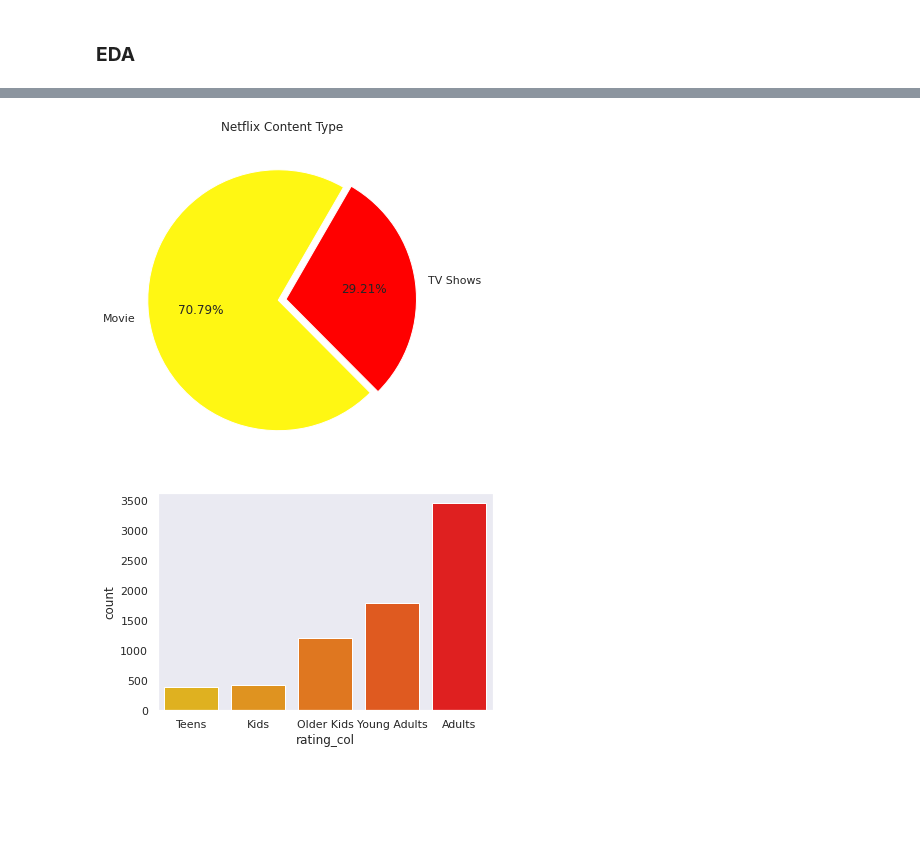
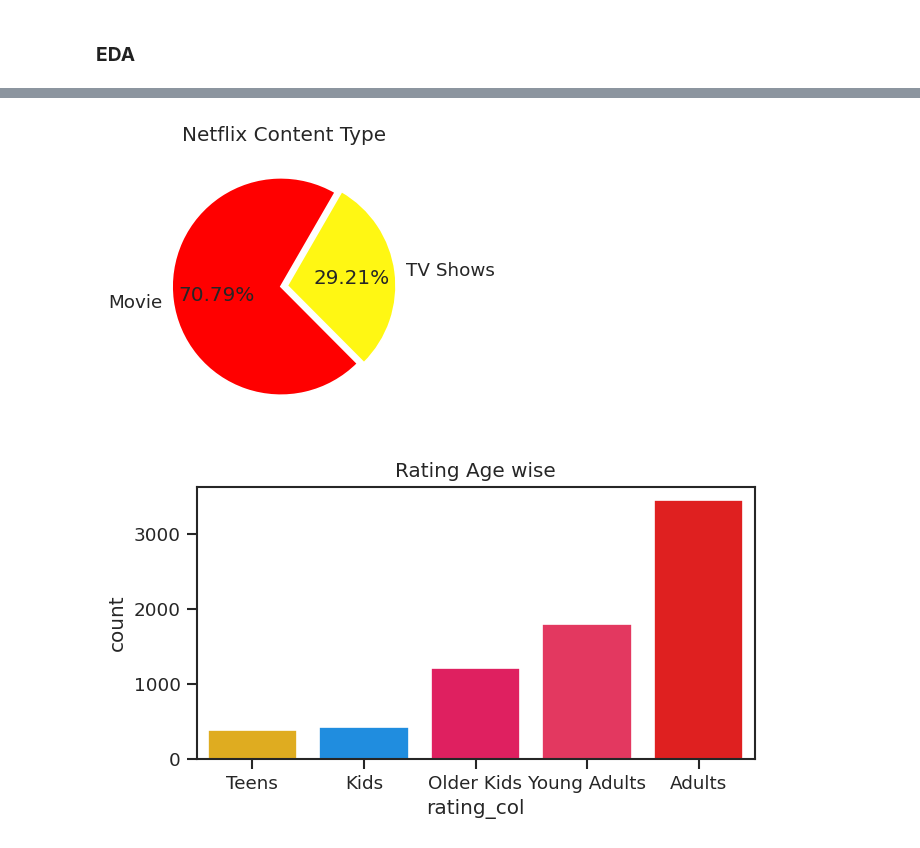
Before and after one commit to Saurabhf/Netflix_Movies_And_TV_Shows_Clustering, a Jupyter notebook: NETFLIX_MOVIES_AND_TV_SHOWS_CLUSTERING.ipynb, the cells around one changed output, grey strips where cells are left out. Drawn from its saved outputs; the diff is of its cells as text; code cells hidden in the pictures; blank space fills up the shorter version.

```diff
--- a/NETFLIX_MOVIES_AND_TV_SHOWS_CLUSTERING.ipynb
+++ b/NETFLIX_MOVIES_AND_TV_SHOWS_CLUSTERING.ipynb
@@ -259,19 +260,20 @@ netflixdf.head(1)
 |  | show_id | type | title | director | cast | country | date_added | release_year | rating | duration | ... |
 | 0 | s1 | TV Show | 3% | No Data | João Miguel, Bianca Comparato, Mi... | Brazil | 2020-08-14 | 2020 | TV-MA | 4 Seasons | ... |
 # %%
-plt.figure(figsize=(6, 6))
+# sns.set(rc={"figure.dpi":120})
+# sns.set_context('notebook')
 labels=['Movie', 'TV Shows']
 plt.pie(netflixdf['type'].value_counts(),labels=labels,explode=[0.03,0.03],
-        autopct='%1.2f%%',colors=['#fff713','#ff0000'], startangle=60)
+        autopct='%1.2f%%',colors=['#ff0000', '#fff713'], startangle=60)
 plt.title('Netflix Content Type')
 plt.show()
 # %% [output]
-[figure, old version]
+[figure, new version]
 # %%
-# plt.figure(figsize=(30,15))
 order = ['Teens', 'Kids', 'Older Kids', 'Young Adults', 'Adults']
-sns.set(style="dark")
-sns.countplot(x="rating_col", data=netflixdf, order = order, palette = ['#ffc100', '#ff9a00', '#ff7400', '#ff4d00', '#ff0000'])
+sns.set_style("ticks")
+sns.countplot(x="rating_col", data=netflixdf, order = order, palette = ['#ffbb00', '#0091ff', '#ff0055', '#ff1c51', '#ff0000'])
+plt.title('Rating Age wise')
 plt.show()
 # %% [output]
-[figure, old version]
+[figure, new version]
```
Also changed, not shown: parts of 3 cells of this notebook.
